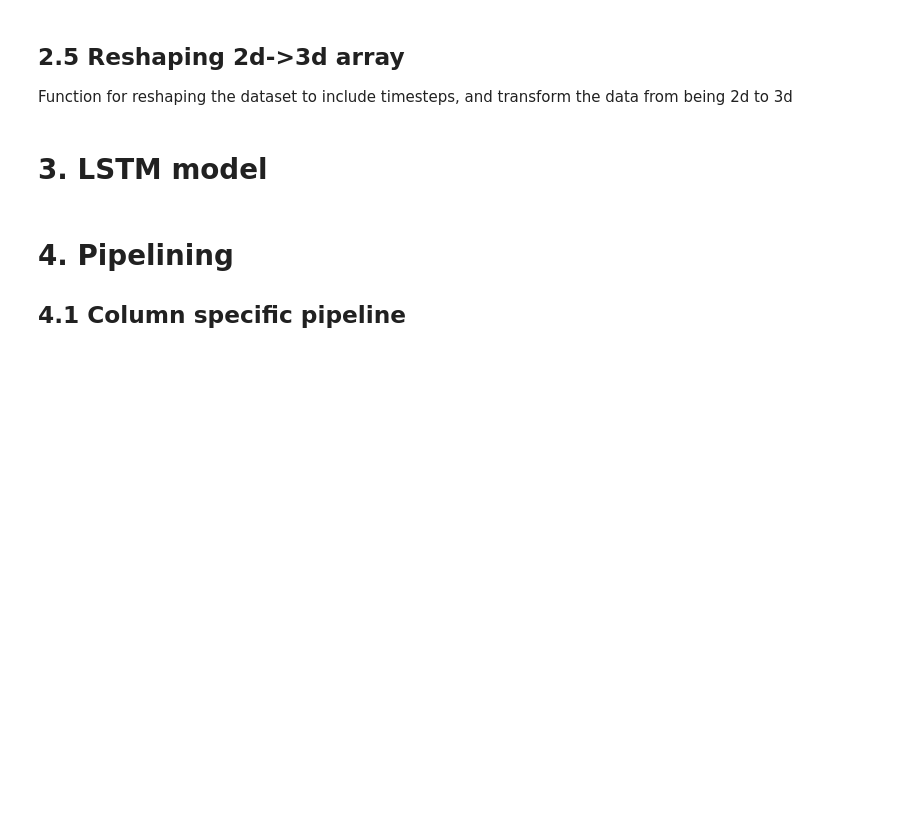
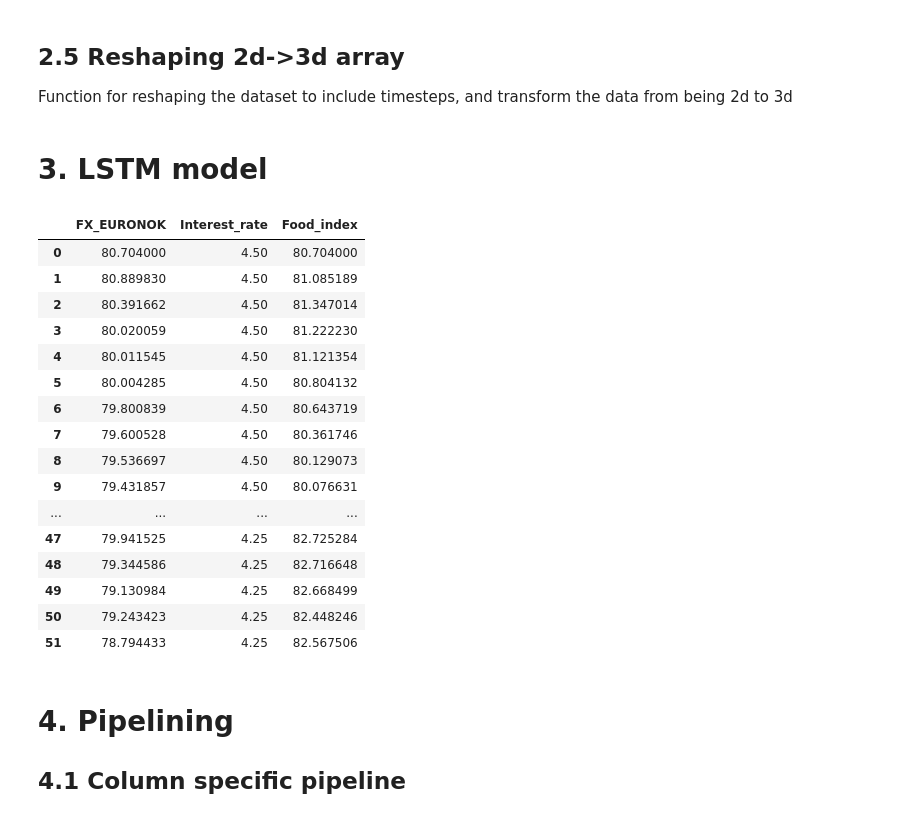
Before and after one commit to DataJakob/DT8807-Advanced-Topics-in-Deep-Learning, a Jupyter notebook: Feature_Engineering_and_Modelling.ipynb, the cells around one changed output. Drawn from its saved outputs; the diff is of its cells as text; code cells hidden in the pictures; blank space fills up the shorter version.

```diff
--- a/Feature_Engineering_and_Modelling.ipynb
+++ b/Feature_Engineering_and_Modelling.ipynb
@@ -198,3 +241,23 @@ reshape_func = FunctionTransformer(func=reshaper, kw_args={'timeSteps':None})
 #     patience=15,
 #     restore_best_weights=True,
 # )
+# %%
+fdf
+# %% [output]
+|  | FX_EURONOK | Interest_rate | Food_index |
+| 0 | 80.704000 | 4.50 | 80.704000 |
+| 1 | 80.889830 | 4.50 | 81.085189 |
+| 2 | 80.391662 | 4.50 | 81.347014 |
+| 3 | 80.020059 | 4.50 | 81.222230 |
+| 4 | 80.011545 | 4.50 | 81.121354 |
+| 5 | 80.004285 | 4.50 | 80.804132 |
+| 6 | 79.800839 | 4.50 | 80.643719 |
+| 7 | 79.600528 | 4.50 | 80.361746 |
+| 8 | 79.536697 | 4.50 | 80.129073 |
+| 9 | 79.431857 | 4.50 | 80.076631 |
+| ... | ... | ... | ... |
+| 47 | 79.941525 | 4.25 | 82.725284 |
+| 48 | 79.344586 | 4.25 | 82.716648 |
+| 49 | 79.130984 | 4.25 | 82.668499 |
+| 50 | 79.243423 | 4.25 | 82.448246 |
+| 51 | 78.794433 | 4.25 | 82.567506 |
```
Also changed, not shown: parts of 35 cells of this notebook, 50 other files.
